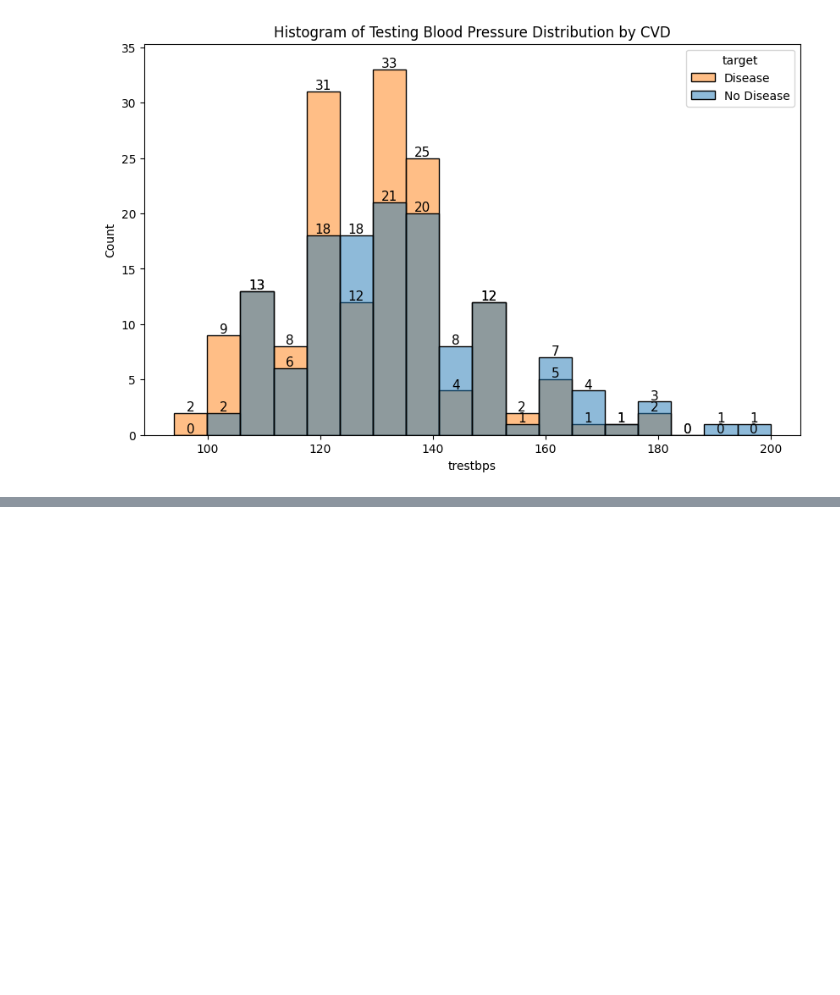
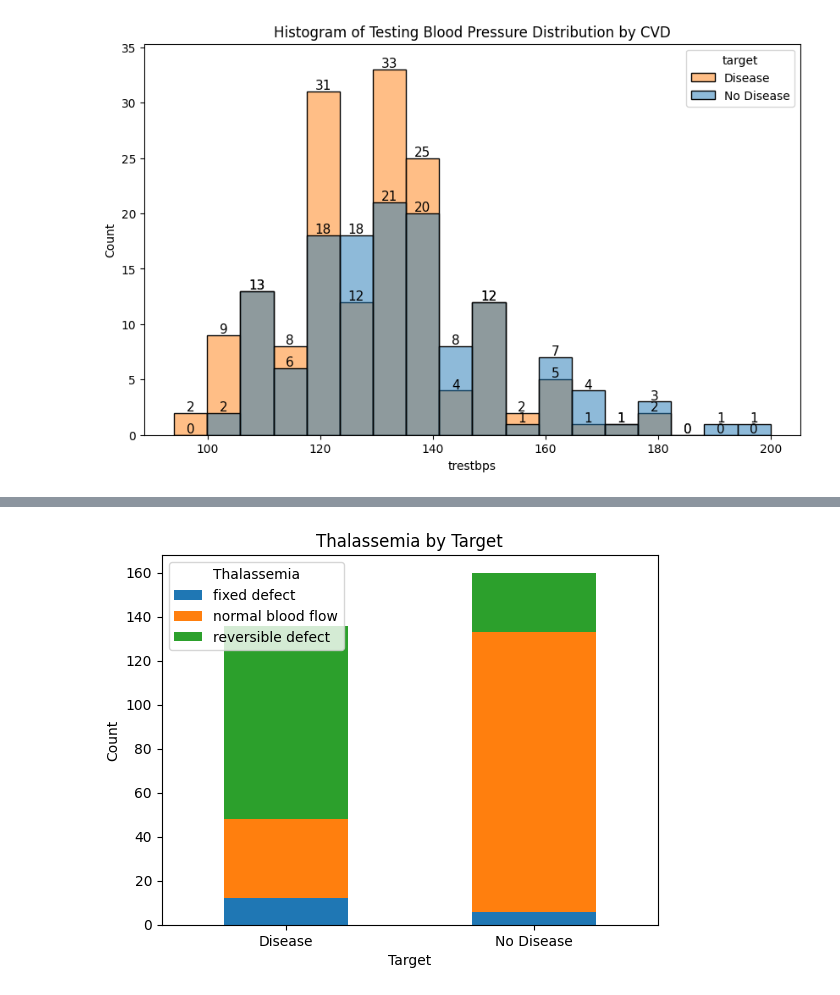
Before and after one commit to kanaishk/Machine-Learning, a Jupyter notebook: Project/Health Care/Heart Attack.ipynb, the cells around one changed output, grey strips where cells are left out. Saved outputs shown, nothing was run; the diff lists cells and outputs as text; code cells hidden in the pictures; blank space fills up the shorter version.

```diff
--- a/Project/Health Care/Heart Attack.ipynb
+++ b/Project/Health Care/Heart Attack.ipynb
@@ -351,0 +370,14 @@ plt.close()
+# %%
+thalassemia_counts = dataset.groupby(['target', 'thal']).size().unstack()
+thalassemia_counts.plot(kind='bar', stacked=True, color=['#1f77b4', '#ff7f0e', '#2ca02c'])
+plt.xticks([0,1], ['Disease','No Disease'], rotation=0)
+plt.xlabel('Target')
+plt.ylabel('Count')
+title = 'Thalassemia by Target'
+plt.title(title)
+plt.legend(title='Thalassemia', labels=list(categorical_vars['thal']))
+plt.savefig(os.path.join(graph_dir, title+'.png'), bbox_inches='tight')
+plt.show()
+plt.close()
+# %% [output]
+[figure, added]
```
Also changed, not shown: parts of 12 cells of this notebook, 9 other files.
